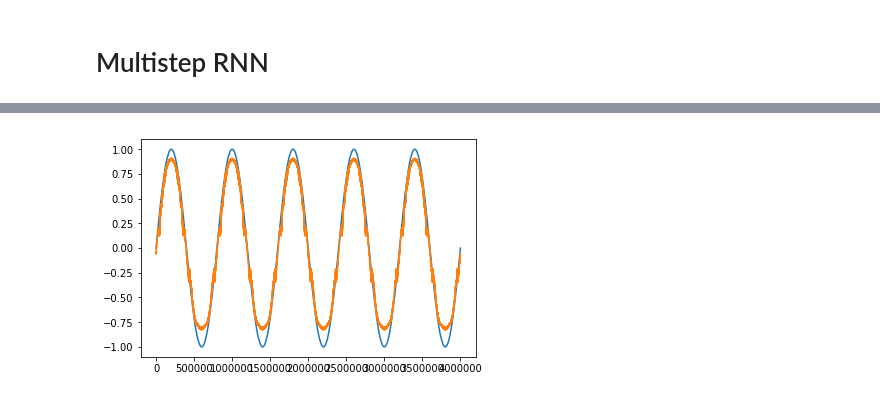
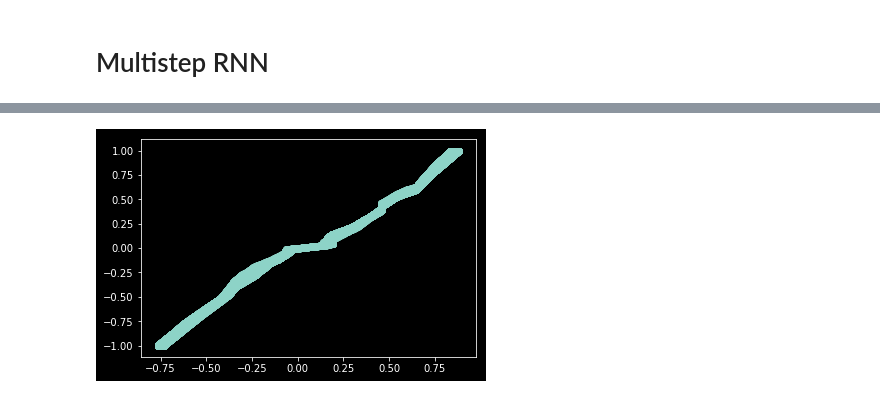
Before and after one commit to moesmatheus/Neural_network, a Jupyter notebook: notebook.ipynb, the cells around one changed output, grey strips where cells are left out. Saved outputs shown, nothing was run; the diff lists cells and outputs as text; code cells hidden in the pictures.

Commit message:
added new graphics

```diff
--- a/notebook.ipynb
+++ b/notebook.ipynb
@@ -187,8 +245,12 @@ Epoch 5/5
 import main
 import numpy as np
 from matplotlib import pyplot as plt
+from sklearn.model_selection import train_test_split
+from sklearn.metrics import mean_squared_error
 
-points = np.linspace(start = 0,stop = 10 * np.pi, num = 5000000)
+n = 500000
+
+points = np.linspace(start = 0,stop = 1.5*n/25 * np.pi, num = n)
 
 x = np.sin(points[:-25])
 
@@ -197,13 +259,15 @@ y = np.sin(points[25:])
 X = x.reshape(-1,25,1)
 Y = y.reshape(-1,25,1)
 
+x_train,x_test,y_train,y_test = train_test_split(X, Y, shuffle = False,test_size = 0.10)
+
 model = main.RNN_multistep(
     network_sizes = [30,15],
-    lstm_cells = [15],
-    activation='relu',
-    rnn_type = 'gru',
-    dropout = 0.1,
-    crop = (5,0),
+    lstm_cells = [20,10],
+    activation='tanh',
+    rnn_type = 'lstm',
+    dropout = 0.2,
+    crop = (10,0),
     optimizer = 'adam',
     loss = 'mean_squared_error',
     metrics = None,
@@ -211,19 +275,15 @@ model = main.RNN_multistep(
 )
 
 model.fit_model(
-    x = X,
-    y = Y,
-    batch_size = 2000,
-    epochs = 1,
-    validation_split = 0.01,
+    x_train = x_train,
+    y_train = y_train,
+    batch_size = 500,
+    epochs = 30,
+    #validation_split = 0.01,
+    x_test = x_test,
+    y_test = y_test,
     verbose = 1
 )
 
-pred = model.predict(X)
-
-plt.plot(Y[:,5:].reshape(-1))
-
-plt.plot(pred.reshape(-1))
-
-plt.show()
+pred = model.predict(x_test)
 # %% [output]
@@ -234,8 +386,5 @@ Epoch 1/1
 # %%
-plt.plot(Y[:,5:].reshape(-1))
-
-plt.plot(pred.reshape(-1))
-
+plt.scatter(pred.reshape(-1),y_test[:,10:].reshape(-1))
 plt.show()
 # %% [output]
-[figure, old version]
+[figure, new version]
```
Also changed, not shown: parts of 36 cells of this notebook, 1 other file.
